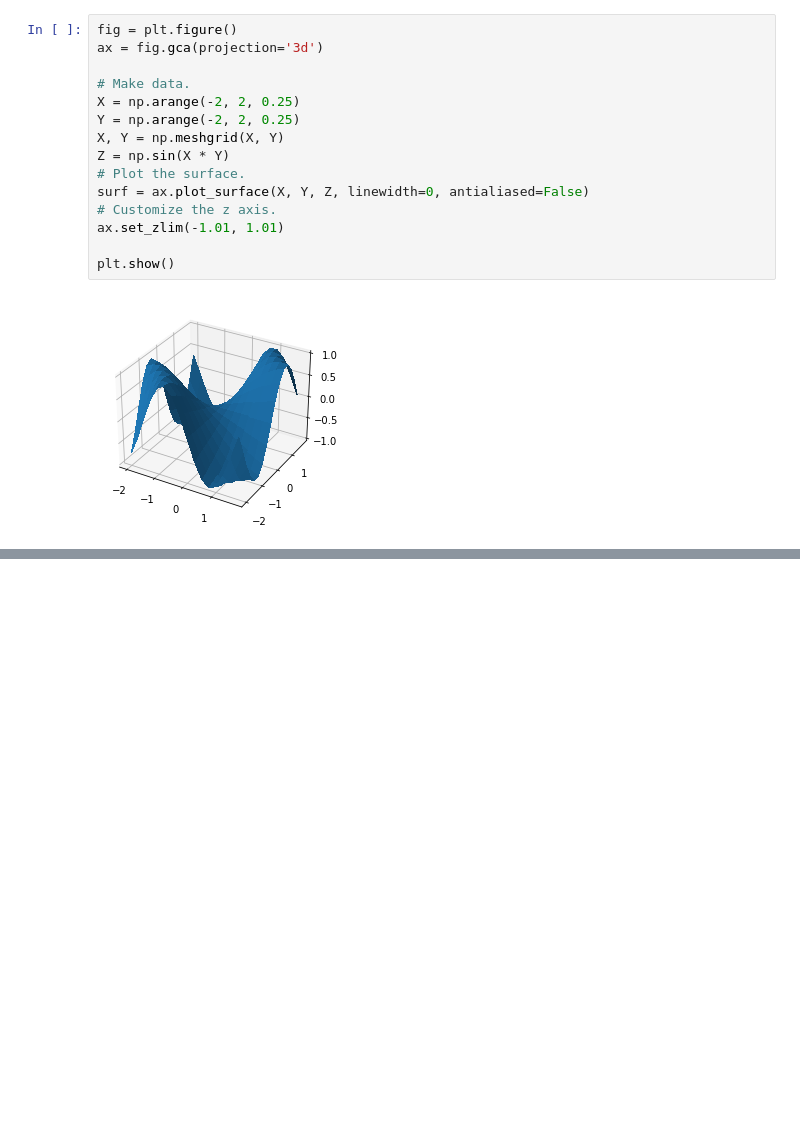
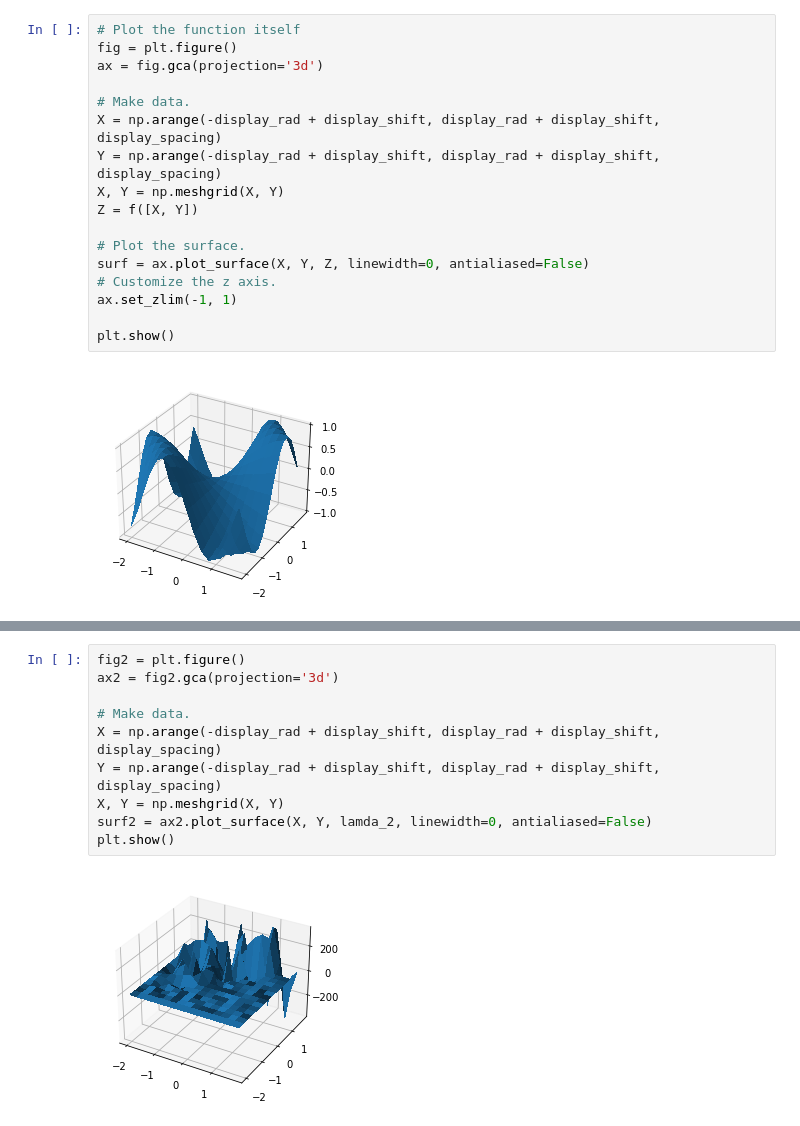
Before and after one commit to ningsongshen/usra-2020, a Jupyter notebook: indices_of_convexity_discretization.ipynb, the cells around one changed output, grey strips where cells are left out. Saved outputs shown, nothing was run; the diff lists cells and outputs as text; blank space fills up the shorter version.

```diff
--- a/indices_of_convexity_discretization.ipynb
+++ b/indices_of_convexity_discretization.ipynb
@@ -8,16 +20,18 @@ from matplotlib.ticker import LinearLocator, FormatStrFormatter
 # %%
+# Plot the function itself
 fig = plt.figure()
 ax = fig.gca(projection='3d')
 
 # Make data.
-X = np.arange(-2, 2, 0.25)
-Y = np.arange(-2, 2, 0.25)
+X = np.arange(-display_rad + display_shift, display_rad + display_shift, display_spacing)
+Y = np.arange(-display_rad + display_shift, display_rad + display_shift, display_spacing)
 X, Y = np.meshgrid(X, Y)
-Z = np.sin(X * Y)
+Z = f([X, Y])
+
 # Plot the surface.
 surf = ax.plot_surface(X, Y, Z, linewidth=0, antialiased=False)
 # Customize the z axis.
-ax.set_zlim(-1.01, 1.01)
+ax.set_zlim(-1, 1)
 
 plt.show()
 # %% [output]
@@ -57,0 +67,12 @@ plt.show()
+# %%
+fig2 = plt.figure()
+ax2 = fig2.gca(projection='3d')
+
+# Make data.
+X = np.arange(-display_rad + display_shift, display_rad + display_shift, display_spacing)
+Y = np.arange(-display_rad + display_shift, display_rad + display_shift, display_spacing)
+X, Y = np.meshgrid(X, Y)
+surf2 = ax2.plot_surface(X, Y, lamda_2, linewidth=0, antialiased=False)
+plt.show()
+# %% [output]
+[figure, added]
```
Also changed, not shown: parts of 12 cells of this notebook.
